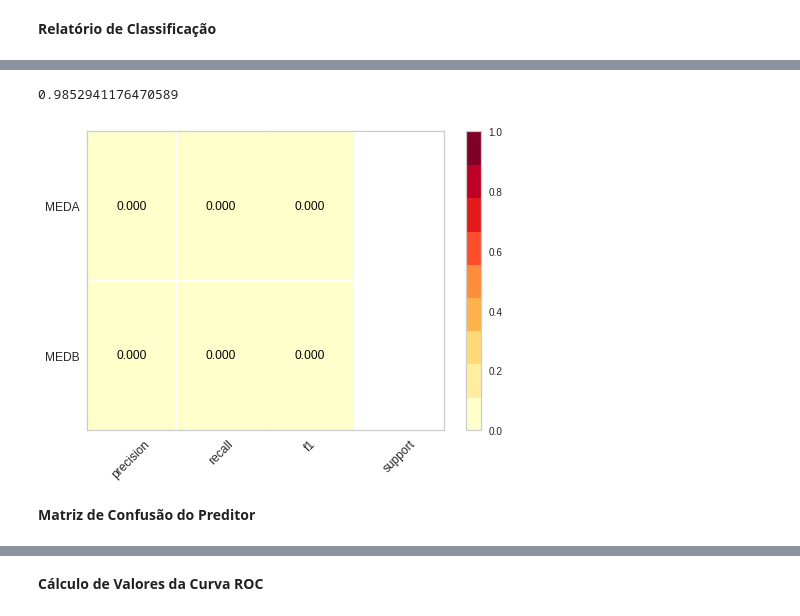
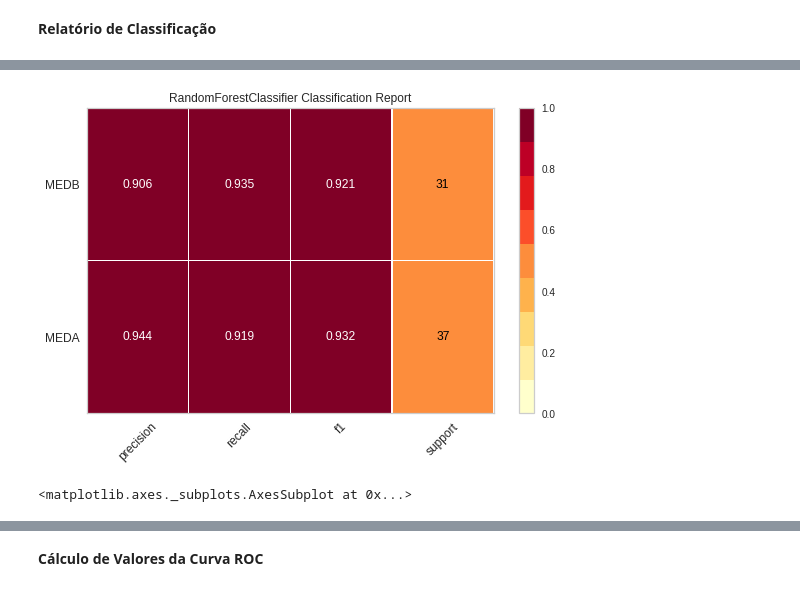
Before and after one commit to inf032/introducaoML, a Jupyter notebook: Farm03.Metricas.ipynb, the cells around one changed output, grey strips where cells are left out. Cells and saved outputs as stored; diff of their text form; code cells hidden in the pictures.

```diff
--- a/Farm03.Metricas.ipynb
+++ b/Farm03.Metricas.ipynb
@@ -254,14 +291,9 @@ dfResultados
 from sklearn.metrics import classification_report
 
 classificador = RandomForestClassifier()
-
-model = Pipeline(steps=[('step_one', col_transformer), ('ss',  StandardScaler()),
-                        ('imputer', ImputerWithMissingMark()), ('classificador', classificador)]).fit(X_train, y_train)
-
+transformer.fit(X_train, y_train)
 y_pred = model.predict(X_test)
-
 report = classification_report(y_test, y_pred)
-
 print(report)
 # %% [output]
               precision    recall  f1-score   support
@@ -275,15 +316,18 @@ weighted avg       0.99      0.99      0.99        68
 # %%
+from yellowbrick.utils import is_fitted
 from yellowbrick.classifier import ClassificationReport
 
-cr = ClassificationReport(classificador, classes=['MEDA', 'MEDB'], support=True, is_fitted=True)
+le = LabelEncoder()
+y_train_le = pd.Series(le.fit_transform(y_train))
 
-model = Pipeline(steps=[('step_one', col_transformer), ('ss',  StandardScaler()),
-                        ('imputer', ImputerWithMissingMark()), ('cr', cr)])
+cr = ClassificationReport(classificador,
+                          classes=['MEDA', 'MEDB'], support=True)
 
-model.fit(X_train, y_train)
-model.score(X_test, y_test)
+cr_model = Pipeline(steps=[('transformer', transformer),
+                           ('cr', cr)]).fit(X_train, y_train_le)
+
+cr_model.score(X_test, le.transform(y_test))
+cr_model['cr'].show()
 # %% [output]
+[figure, new version]
-0.9852941176470589
+<matplotlib.axes._subplots.AxesSubplot at 0x...>
-[figure, old version]
-# %% [markdown]
-**Matriz de Confusão do Preditor**
```
Also changed, not shown: parts of 22 cells of this notebook.
